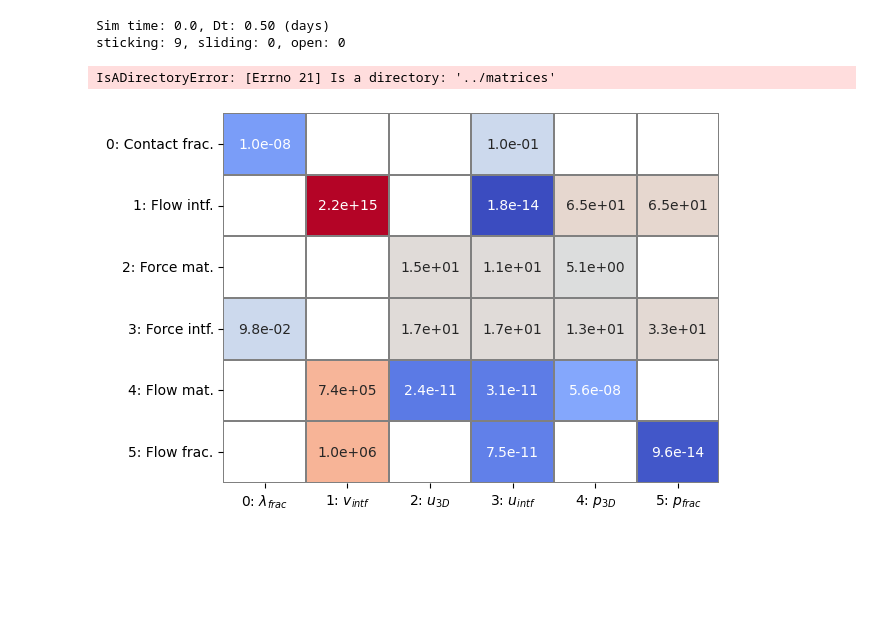
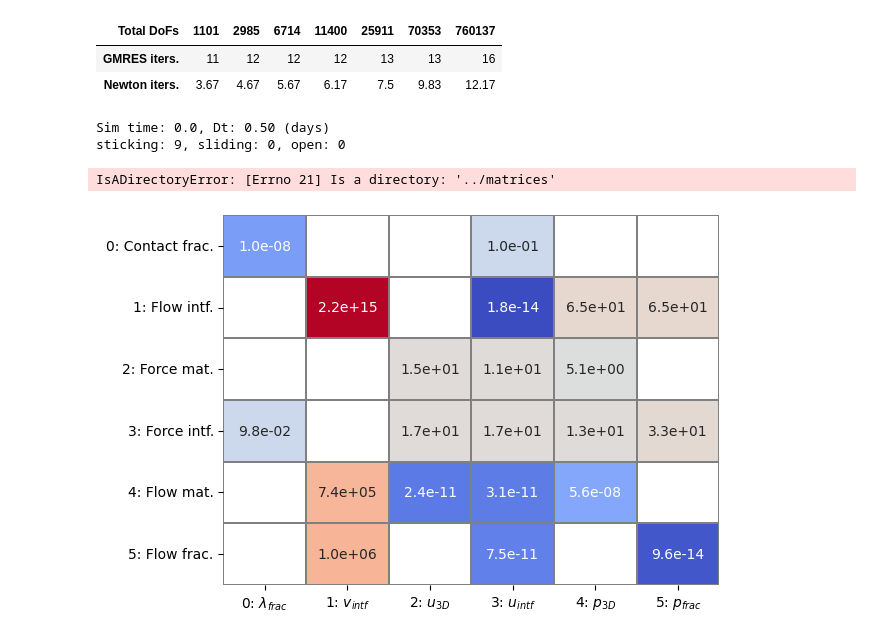
Before and after one commit to pmgbergen/FTHM-Solver, a Jupyter notebook: experiments/experiment_mandel_results.ipynb, the cells around one changed output. Saved outputs shown, nothing was run; the diff lists cells and outputs as text; code cells hidden in the pictures; blank space fills up the shorter version.

```diff
--- a/experiments/experiment_mandel_results.ipynb
+++ b/experiments/experiment_mandel_results.ipynb
@@ -70,3 +70,42 @@ plot_grid(
+# %%
+from collections import defaultdict
+import pandas as pd
+
+table = defaultdict(lambda: [])
+
+NDIGITS = 2
+
+grid_refinement = [1, 2, 3, 4, 6, 10, 33]
+
+for g in grid_refinement:
+    stats_name = f"stats_geo0x{g}_sol2_ph1_bb2_fr1.json"
+    entry = load_data(f"../stats/{stats_name}")
+    dofs_info = load_data(f"../stats/dofs_info_{stats_name}")
+    total_dofs = (
+        dofs_info["block 0"]
+        + dofs_info["block 1"]
+        + dofs_info["block 2"]
+        + dofs_info["block 3"]
+        + dofs_info["block 4"]
+        + dofs_info["block 5"]
+    )
+    table['tmp'] = '-'
+    table["Total DoFs"].append(int(total_dofs))
+    table["GMRES iters."].append(int(np.mean(get_gmres_iterations(entry))))
+    table['Newton iters.'].append(round(np.mean(get_newton_iterations(entry)), NDIGITS))
+
+    converged_reason = get_petsc_converged_reason(entry)
+    # table['\# lim iters.'].append(sum(np.array(get_petsc_converged_reason(entry)) < 0))
+
+table = pd.DataFrame(table).T[1:]
+table.rename(columns=table.iloc[0], inplace=True)
+table = table[1:]
+table.columns.name = 'Total DoFs'
+table
+# %% [output]
+| Total DoFs | 1101 | 2985 | 6714 | 11400 | 25911 | 70353 | 760137 |
+| GMRES iters. | 11 | 12 | 12 | 12 | 13 | 13 | 16 |
+| Newton iters. | 3.67 | 4.67 | 5.67 | 6.17 | 7.5 | 9.83 | 12.17 |
 # %%
 from itertools import product
 import numpy as np
```
Also changed, not shown: parts of 3 cells of this notebook, 13 other files.
